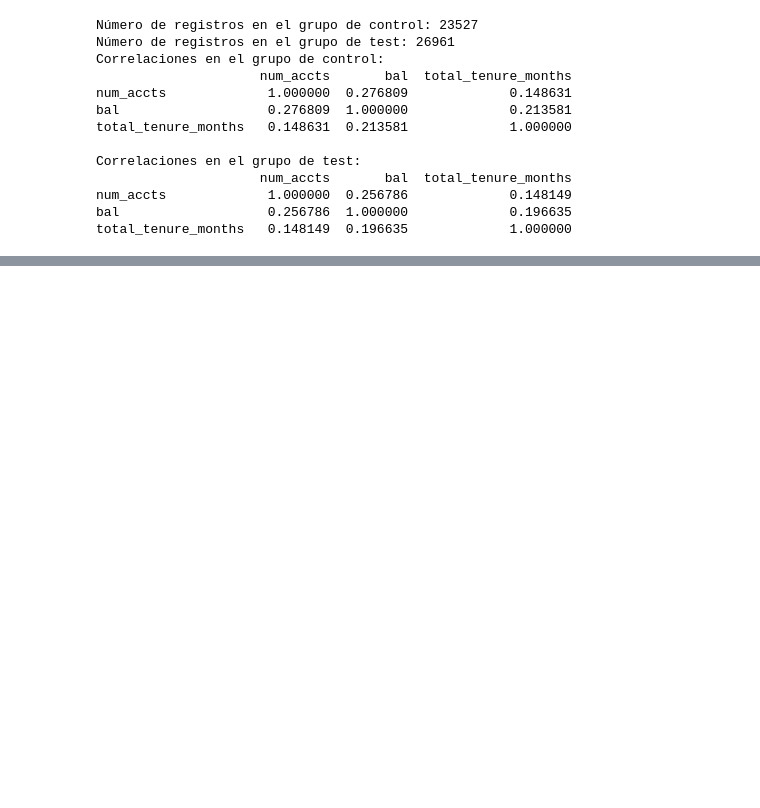
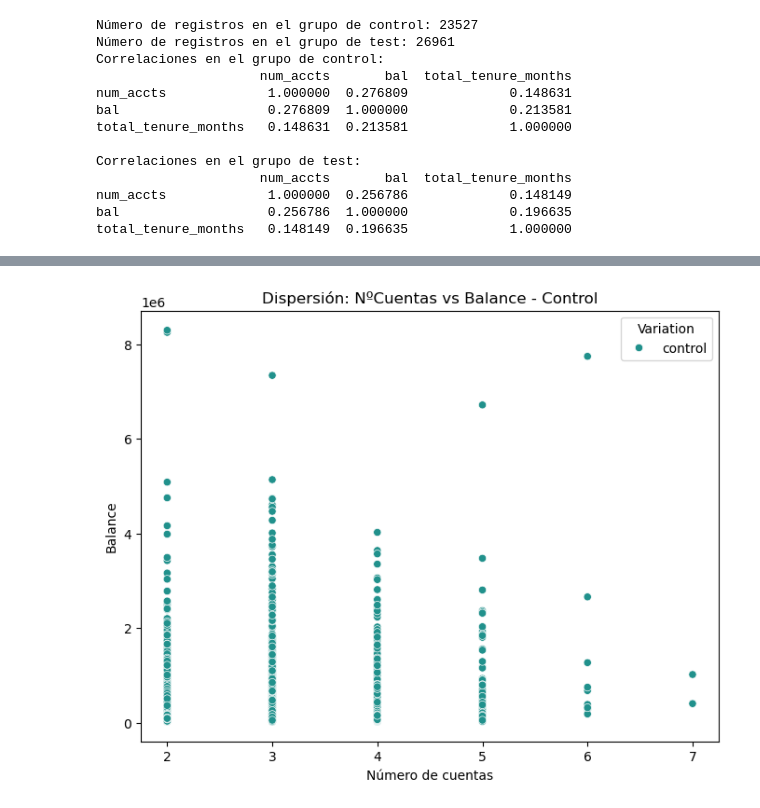
Before and after one commit to GemaVNZ/vanguard-ab-test, a Jupyter notebook: 00_PREVIO/3_metricas_balance.ipynb, the cells around one changed output, grey strips where cells are left out. Cells and saved outputs as stored; diff of their text form; code cells hidden in the pictures; blank space fills up the shorter version.

```diff
--- a/00_PREVIO/3_metricas_balance.ipynb
+++ b/00_PREVIO/3_metricas_balance.ipynb
@@ -185,0 +205,10 @@ total_tenure_months   0.148149  0.196635             1.000000
+# %%
+# Gráfico 3: Diagrama de dispersión de número de cuentas por el balance en el grupo de control
+plt.figure(figsize=(8, 6))
+sns.scatterplot(data=control_data, x='num_accts', y='bal', hue='Variation', palette='viridis')
+plt.title("Dispersión: NºCuentas vs Balance - Control")
+plt.xlabel("Número de cuentas")
+plt.ylabel("Balance")
+plt.show()
+# %% [output]
+[figure, added]
```
Also changed, not shown: parts of 29 cells of this notebook.
